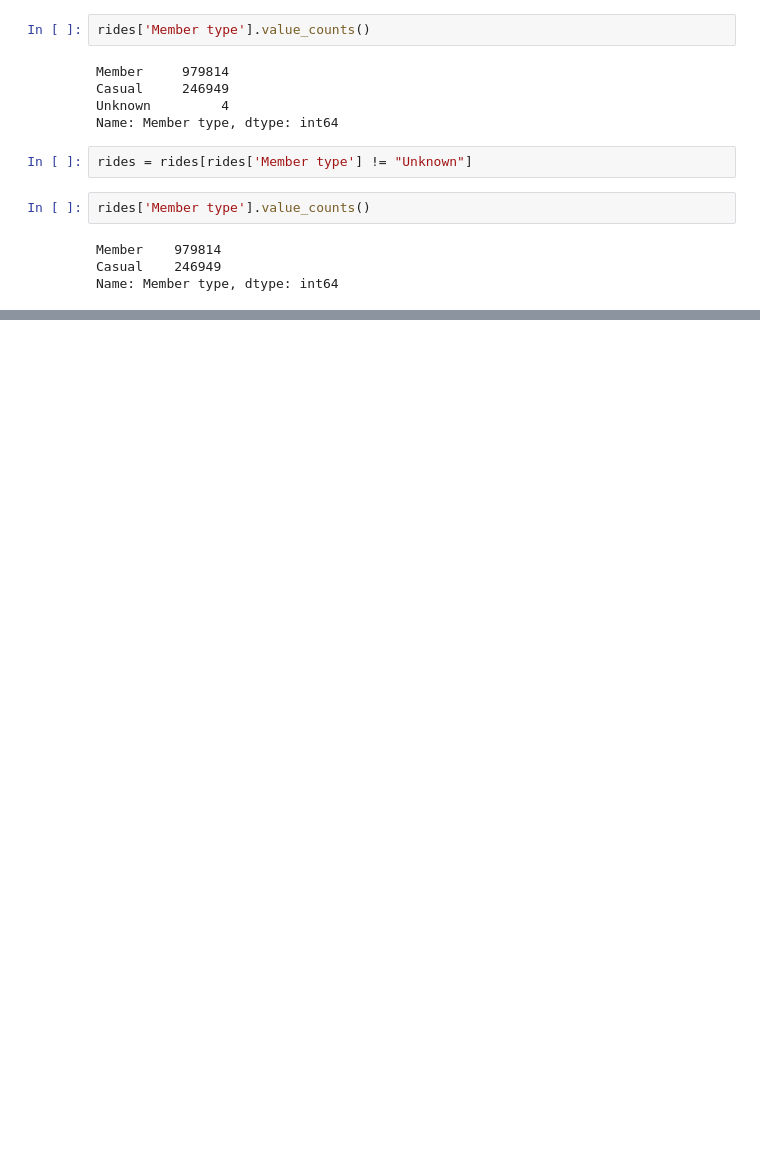
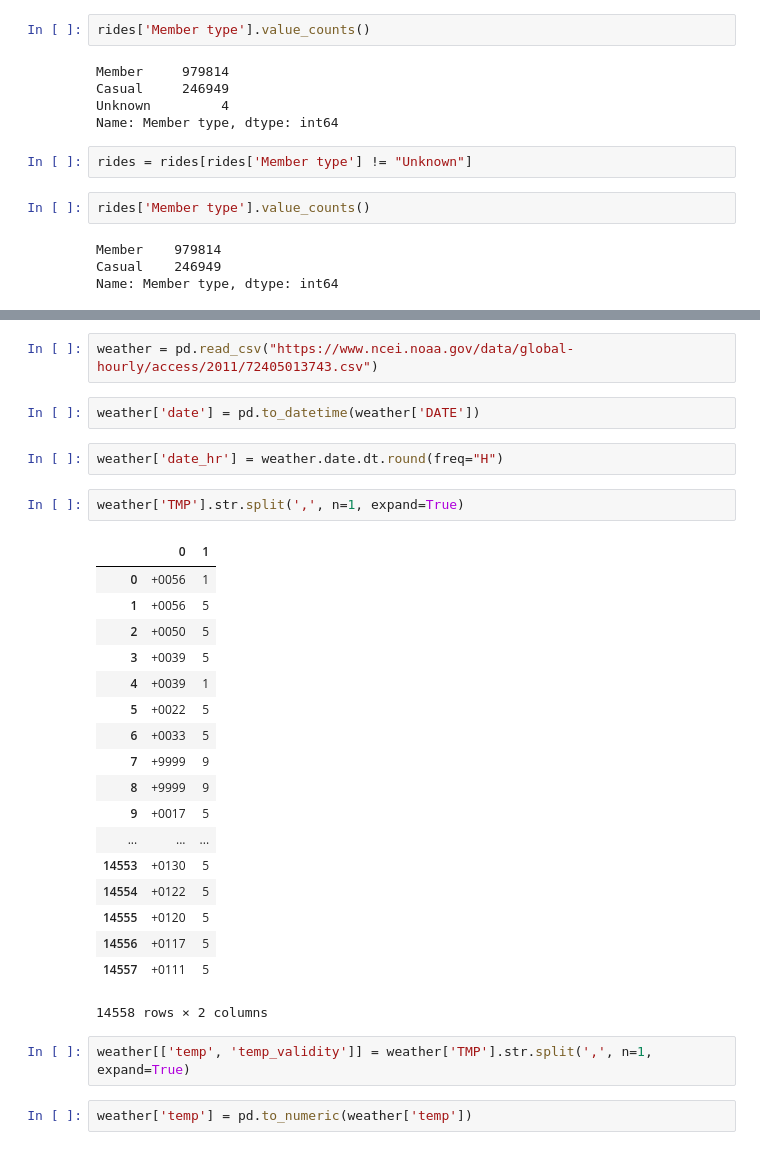
Before and after one commit to Calvin-Data-Science/data202, a Jupyter notebook: src/hw5/replicate_bikeshare_data.ipynb, the cells around one changed output, grey strips where cells are left out. Saved outputs shown, nothing was run; the diff lists cells and outputs as text; blank space fills up the shorter version.

```diff
--- a/src/hw5/replicate_bikeshare_data.ipynb
+++ b/src/hw5/replicate_bikeshare_data.ipynb
@@ -76,0 +157,31 @@ grouped.unstack(-1)
+# %%
+weather = pd.read_csv("https://www.ncei.noaa.gov/data/global-hourly/access/2011/72405013743.csv")
+# %%
+weather['date'] = pd.to_datetime(weather['DATE'])
+# %%
+weather['date_hr'] = weather.date.dt.round(freq="H")
+# %%
+weather['TMP'].str.split(',', n=1, expand=True)
+# %% [output]
+|  | 0 | 1 |
+| 0 | +0056 | 1 |
+| 1 | +0056 | 5 |
+| 2 | +0050 | 5 |
+| 3 | +0039 | 5 |
+| 4 | +0039 | 1 |
+| 5 | +0022 | 5 |
+| 6 | +0033 | 5 |
+| 7 | +9999 | 9 |
+| 8 | +9999 | 9 |
+| 9 | +0017 | 5 |
+| ... | ... | ... |
+| 14553 | +0130 | 5 |
+| 14554 | +0122 | 5 |
+| 14555 | +0120 | 5 |
+| 14556 | +0117 | 5 |
+| 14557 | +0111 | 5 |
+14558 rows × 2 columns
+# %%
+weather[['temp', 'temp_validity']] = weather['TMP'].str.split(',', n=1, expand=True)
+# %%
+weather['temp'] = pd.to_numeric(weather['temp'])
```
Also changed, not shown: parts of 20 cells of this notebook.
